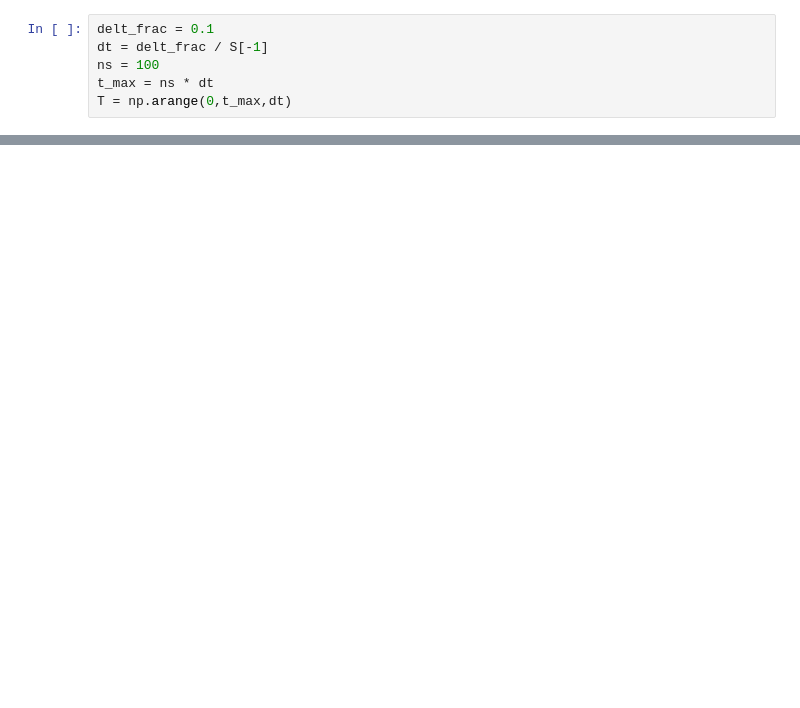
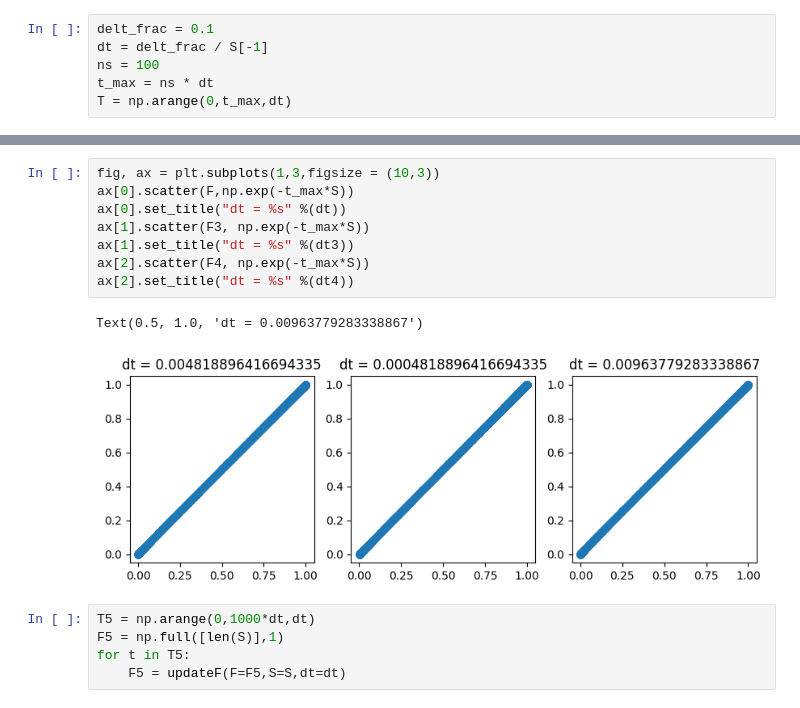
Before and after one commit to advil4rent/frasier, a Jupyter notebook: PDE.ipynb, the cells around one changed output, grey strips where cells are left out. Saved outputs shown, nothing was run; the diff lists cells and outputs as text; blank space fills up the shorter version.

```diff
--- a/PDE.ipynb
+++ b/PDE.ipynb
@@ -71,0 +119,16 @@ array([1.        , 0.99999511, 0.99999017, 0.99998518, 0.99998014])
+# %%
+fig, ax = plt.subplots(1,3,figsize = (10,3))
+ax[0].scatter(F,np.exp(-t_max*S))
+ax[0].set_title("dt = %s" %(dt))
+ax[1].scatter(F3, np.exp(-t_max*S))
+ax[1].set_title("dt = %s" %(dt3))
+ax[2].scatter(F4, np.exp(-t_max*S))
+ax[2].set_title("dt = %s" %(dt4))
+# %% [output]
+Text(0.5, 1.0, 'dt = 0.00963779283338867')
+[figure, added]
+# %%
+T5 = np.arange(0,1000*dt,dt)
+F5 = np.full([len(S)],1)
+for t in T5:
+    F5 = updateF(F=F5,S=S,dt=dt)
```
Also changed, not shown: parts of 14 cells of this notebook, 3 other files.
